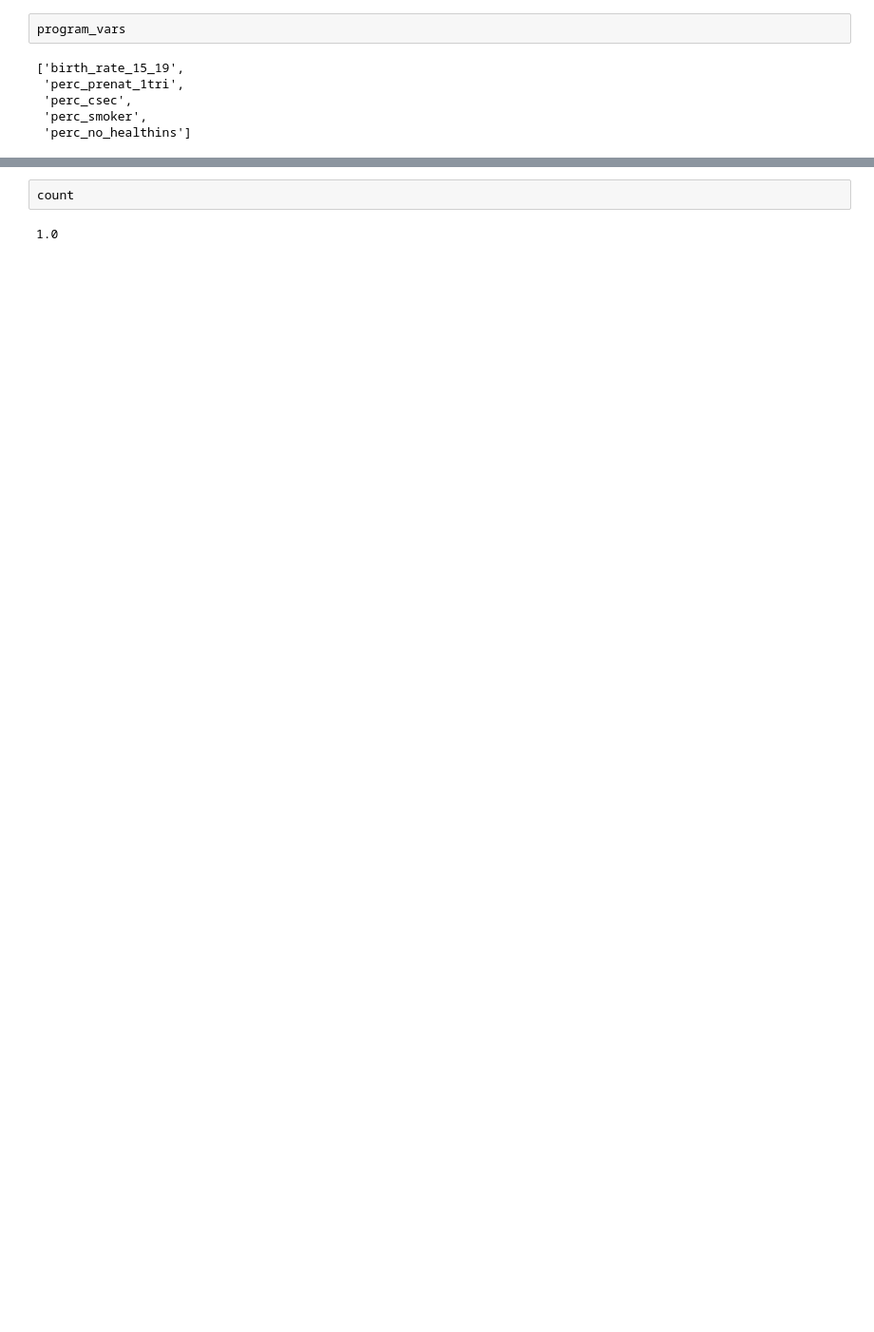
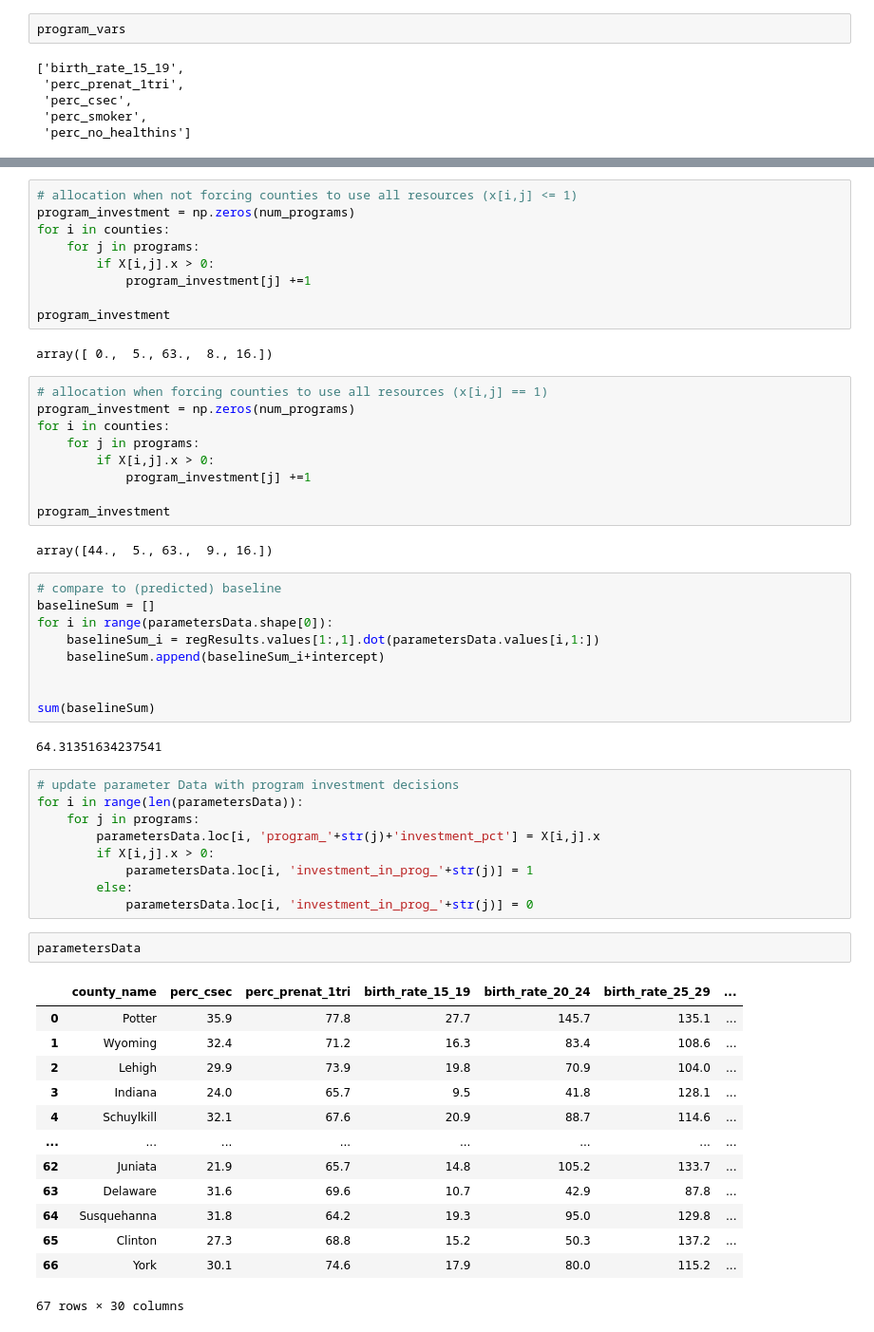
Before and after one commit to cleung-2/dabp_final, a Jupyter notebook: OptimizationCode.ipynb, the cells around one changed output, grey strips where cells are left out. Shown: that part at 95% size. Drawn from its saved outputs; the diff is of its cells as text; blank space fills up the shorter version.

Commit message:
Prelim results

```diff
--- a/OptimizationCode.ipynb
+++ b/OptimizationCode.ipynb
@@ -239,4 +213,58 @@ for j in programs:
-# %%
-count
-# %% [output]
-1.0
+# %%
+# allocation when not forcing counties to use all resources (x[i,j] <= 1)
+program_investment = np.zeros(num_programs)
+for i in counties:
+    for j in programs:
+        if X[i,j].x > 0:
+            program_investment[j] +=1
+
+program_investment
+# %% [output]
+array([ 0.,  5., 63.,  8., 16.])
+# %%
+# allocation when forcing counties to use all resources (x[i,j] == 1)
+program_investment = np.zeros(num_programs)
+for i in counties:
+    for j in programs:
+        if X[i,j].x > 0:
+            program_investment[j] +=1
+
+program_investment
+# %% [output]
+array([44.,  5., 63.,  9., 16.])
+# %%
+# compare to (predicted) baseline
+baselineSum = []
+for i in range(parametersData.shape[0]):
+    baselineSum_i = regResults.values[1:,1].dot(parametersData.values[i,1:])
+    baselineSum.append(baselineSum_i+intercept)
+
+
+sum(baselineSum)
+# %% [output]
+64.31351634237541
+# %%
+# update parameter Data with program investment decisions
+for i in range(len(parametersData)):
+    for j in programs:
+        parametersData.loc[i, 'program_'+str(j)+'investment_pct'] = X[i,j].x
+        if X[i,j].x > 0:
+            parametersData.loc[i, 'investment_in_prog_'+str(j)] = 1
+        else:
+            parametersData.loc[i, 'investment_in_prog_'+str(j)] = 0
+# %%
+parametersData
+# %% [output]
+|  | county_name | perc_csec | perc_prenat_1tri | birth_rate_15_19 | birth_rate_20_24 | birth_rate_25_29 | ... |
+| 0 | Potter | 35.9 | 77.8 | 27.7 | 145.7 | 135.1 | ... |
+| 1 | Wyoming | 32.4 | 71.2 | 16.3 | 83.4 | 108.6 | ... |
+| 2 | Lehigh | 29.9 | 73.9 | 19.8 | 70.9 | 104.0 | ... |
+| 3 | Indiana | 24.0 | 65.7 | 9.5 | 41.8 | 128.1 | ... |
+| 4 | Schuylkill | 32.1 | 67.6 | 20.9 | 88.7 | 114.6 | ... |
+| ... | ... | ... | ... | ... | ... | ... | ... |
+| 62 | Juniata | 21.9 | 65.7 | 14.8 | 105.2 | 133.7 | ... |
+| 63 | Delaware | 31.6 | 69.6 | 10.7 | 42.9 | 87.8 | ... |
+| 64 | Susquehanna | 31.8 | 64.2 | 19.3 | 95.0 | 129.8 | ... |
+| 65 | Clinton | 27.3 | 68.8 | 15.2 | 50.3 | 137.2 | ... |
+| 66 | York | 30.1 | 74.6 | 17.9 | 80.0 | 115.2 | ... |
+67 rows × 30 columns
```
Also changed, not shown: parts of 17 cells of this notebook.
